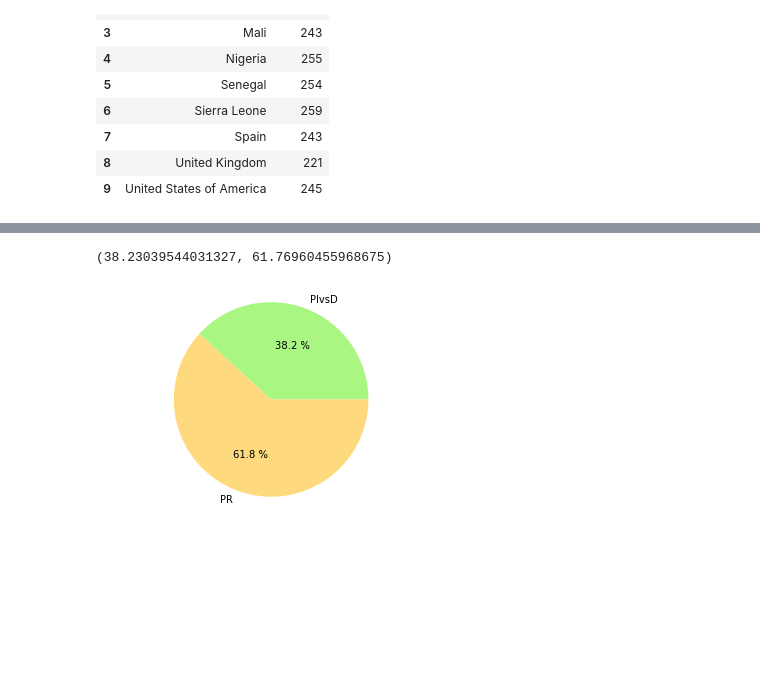
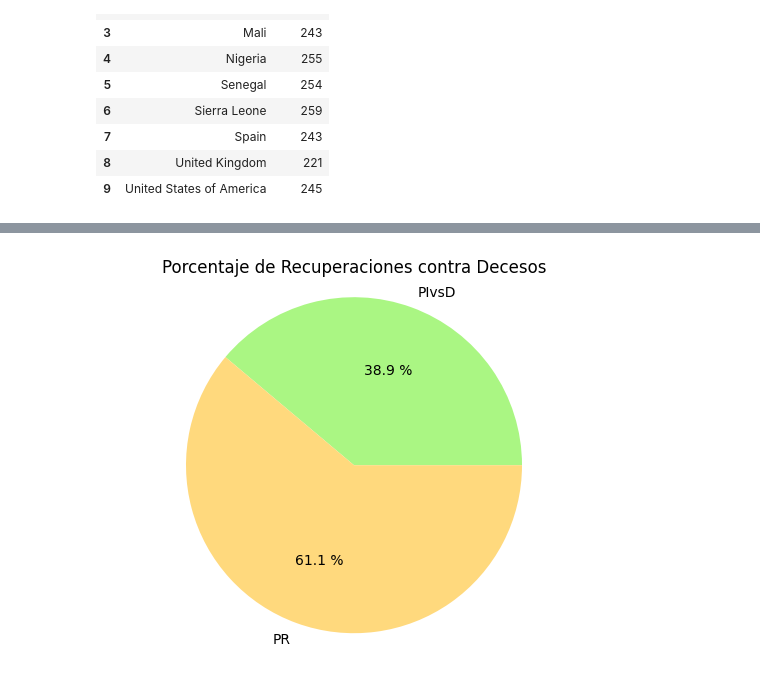
Before and after one commit to seismomat/HerramientasComputacionales, a Jupyter notebook: Pandas_THC.ipynb, the cells around one changed output, grey strips where cells are left out. Drawn from its saved outputs; the diff is of its cells as text; code cells hidden in the pictures; blank space fills up the shorter version.

```diff
--- a/Pandas_THC.ipynb
+++ b/Pandas_THC.ipynb
@@ -126,6 +182,7 @@ No. of confirmed deaths    2
 dtype: int64
 # %%
-SL.fillna(0.0,inplace=True)
+mean_value=SL['No. of confirmed deaths'].mean()
+SL.fillna(mean_value,inplace=True)
 # %%
 SL.isnull().sum()
 # %% [output]
@@ -172,14 +238,13 @@ SL.head()
 # %%
 PIvsD_prom=SL['PIvsD'].mean()
 PR_prom=SL['PR'].mean()
-# %% [output]
-(38.23039544031327, 61.76960455968675)
 # %%
 porcentajes=[PIvsD_prom,PR_prom]
 etiquetas=['PIvsD','PR']
 colores=["#AAF683","#FFD97D"]
 plt.pie(porcentajes,labels=etiquetas,autopct="%0.1f %%",colors=colores)
 plt.axis("equal")
+plt.title("Porcentaje de Recuperaciones contra Decesos")
 plt.show()
 # %% [output]
-[figure, old version]
+[figure, new version]
```
Also changed, not shown: parts of 40 cells of this notebook, 1 other file.
